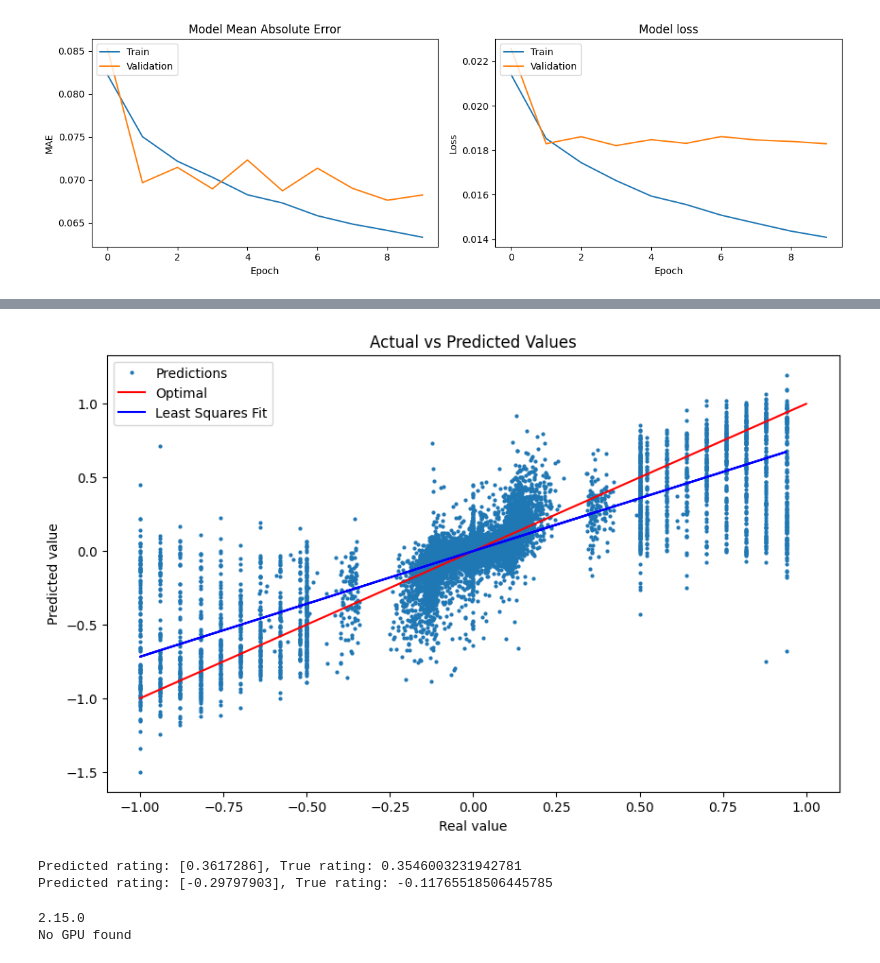
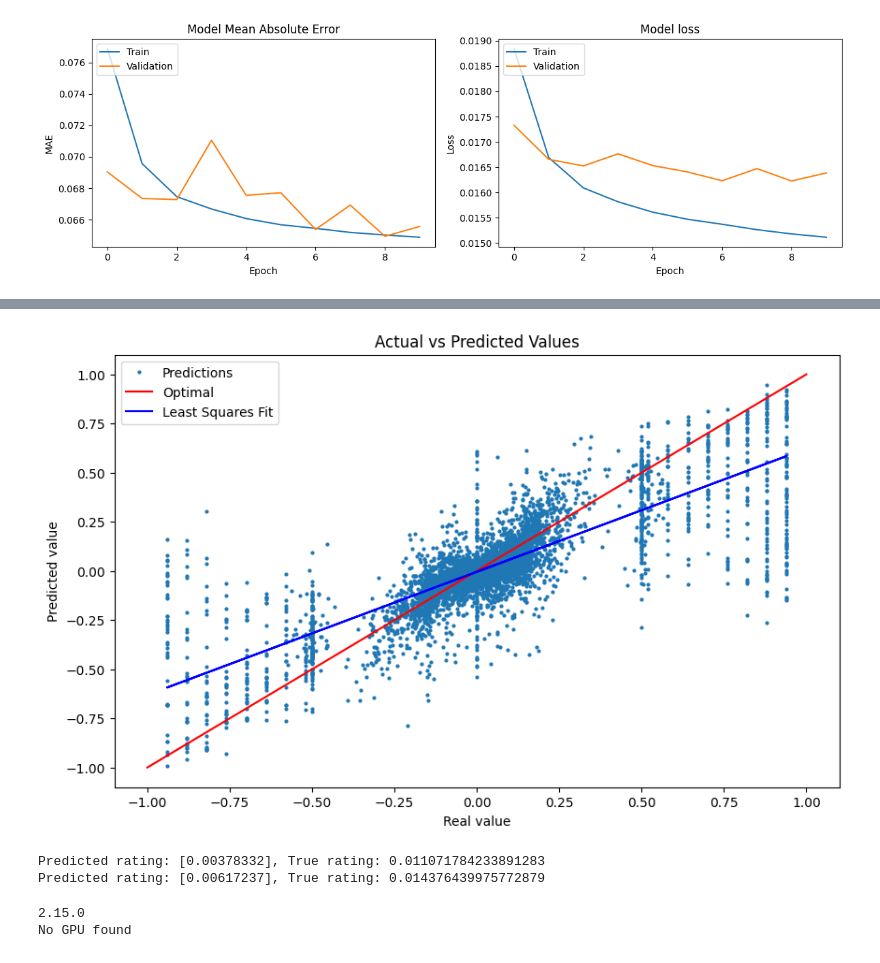
Before and after one commit to TheodorBeskow/ChessAI, a Jupyter notebook: AI/EvaluateModel.ipynb, the cells around one changed output, grey strips where cells are left out. Cells and saved outputs as stored; diff of their text form; code cells hidden in the pictures.

Commit message:
Trained using ~1.4 milion rated positions

```diff
--- a/AI/EvaluateModel.ipynb
+++ b/AI/EvaluateModel.ipynb
@@ -86,7 +86,7 @@ x = layers.Conv2D(64, (2, 2), activation='relu', padding='same')(x)
 x = layers.Flatten()(x)
 merged_input = layers.concatenate([x, auxiliary_input])
 
-x = layers.Dense(128, activation='relu')(merged_input)
+x = layers.Dense(256, activation='relu')(merged_input)
 # x = layers.Dropout(0.5)(x)
 
 output = layers.Dense(1)(x)
@@ -117,7 +117,7 @@ Trainable params: 24489 (95.66 KB)
 Non-trainable params: 0 (0.00 Byte)
 __________________________________________________________________________________________________
 # %%
-with open(r'fen_ratingsomate2.txt', 'r') as f:
+with open(r'processed_data\output_1.txt', 'r') as f:
     lines = f.readlines()
 
 fens = [line.split()[0] + " " + line.split()[1] + " " + line.split()[2] for line in lines]
@@ -144,6 +144,6 @@ x_binary_train, x_piece_train, y_train = binary_boards[:train_size], piece_amoun
 x_binary_val, x_piece_val, y_val = binary_boards[train_size:train_size + val_size], piece_amounts[train_size:train_size + val_size], ratings[train_size:train_size + val_size]
 x_binary_test, x_piece_test, y_test = binary_boards[train_size + val_size:], piece_amounts[train_size + val_size:], ratings[train_size + val_size:]
 # %%
-history = model.fit([x_binary_train, x_piece_train], y_train, validation_data=([x_binary_val, x_piece_val], y_val), batch_size=32, epochs=10)
+history = model.fit([x_binary_train, x_piece_train], y_train, validation_data=([x_binary_val, x_piece_val], y_val), batch_size=64, epochs=10)
 # %% [output]
 Epoch 1/10
@@ -191,29 +191,29 @@ plt.legend(['Train', 'Validation'], loc='upper left')
 plt.tight_layout()
 plt.show()
 # %% [output]
-[figure, old version]
+[figure, new version]
 # %%
 model.save('TrainedModel.h5')
 # %%
 import matplotlib.pyplot as plt
 import numpy as np
 
-x_test = [x_binary_test[:30000], x_piece_test[:30000]]
+x_test = [x_binary_test[:10000], x_piece_test[:10000]]
 # Predict the ratings for the test data
 y_pred = model.predict(x_test)
 
 plt.figure(figsize=(10, 6))
 
 # Scatter plot of actual vs predicted values
-plt.plot(y_test, y_pred, marker='o', linestyle='None', markersize=2.0, label='Predictions')
+plt.plot(y_test[:10000], y_pred, marker='o', linestyle='None', markersize=2.0, label='Predictions')
 
 # Line x=y for perfect predictions
 plt.plot([-1, 1], [-1, 1], color='red', label='Optimal')
 
 # Least squares fit line
-coeff = np.polyfit(y_test.flatten(), y_pred.flatten(), 1)
-fit_line = np.polyval(coeff, y_test.flatten())
-plt.plot(y_test, fit_line, color='blue', label='Least Squares Fit')
+coeff = np.polyfit(y_test[:10000].flatten(), y_pred.flatten(), 1)
+fit_line = np.polyval(coeff, y_test[:10000].flatten())
+plt.plot(y_test[:10000], fit_line, color='blue', label='Least Squares Fit')
 
 plt.title('Actual vs Predicted Values')
 plt.xlabel('Real value')
@@ -230,6 +230,6 @@ for i in range(min(len(x_test), 300)):
-[figure, old version]
+[figure, new version]
-Predicted rating: [0.3617286], True rating: 0.3546003231942781
-Predicted rating: [-0.29797903], True rating: -0.11765518506445785
+Predicted rating: [0.00378332], True rating: 0.011071784233891283
+Predicted rating: [0.00617237], True rating: 0.014376439975772879
 # %%
 import tensorflow as tf
 print(tf.__version__)
```
Also changed, not shown: parts of 3 cells of this notebook, 5 other files.
